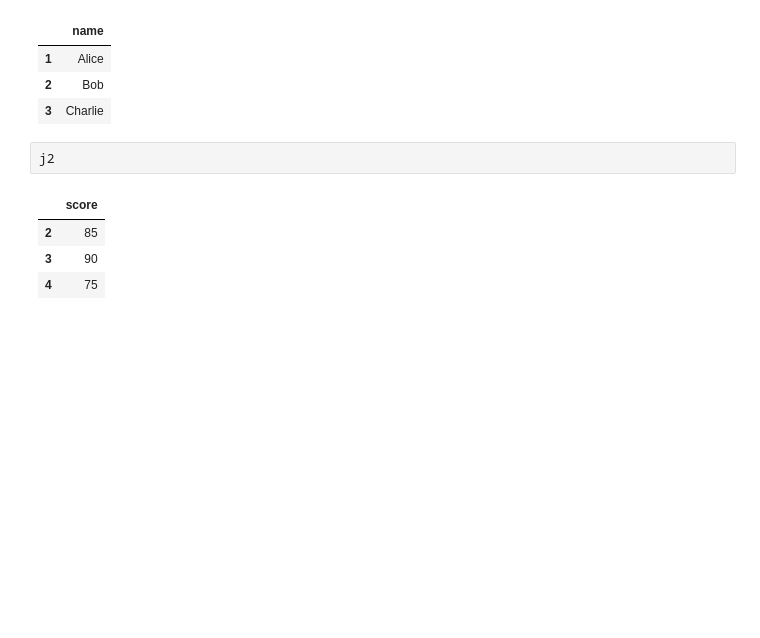
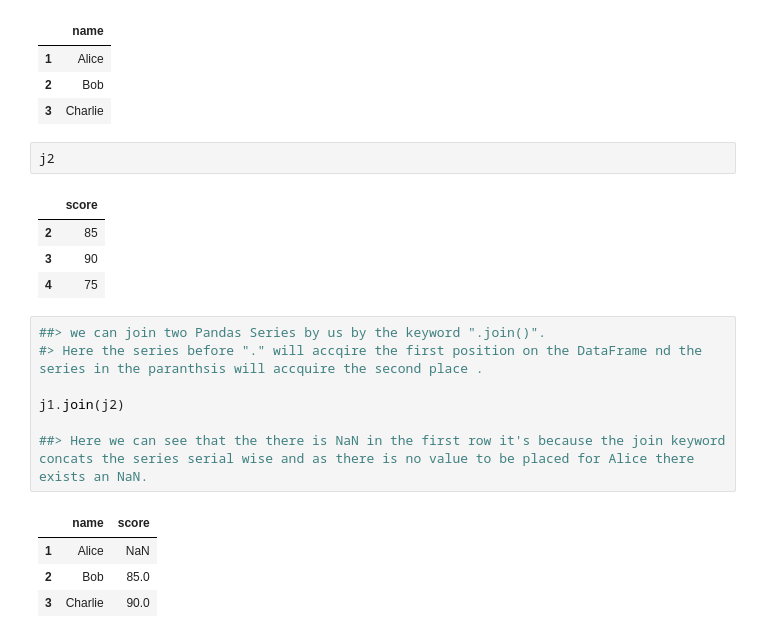
Before and after one commit to Adityadevhare/ML-learning-journey, a Jupyter notebook: Pandas.ipynb, the cells around one changed output. Saved outputs shown, nothing was run; the diff lists cells and outputs as text; blank space fills up the shorter version.

```diff
--- a/Pandas.ipynb
+++ b/Pandas.ipynb
@@ -820,3 +820,15 @@ j2
 | 2 | 85 |
 | 3 | 90 |
 | 4 | 75 |
+# %%
+##> we can join two Pandas Series by us by the keyword ".join()".
+#> Here the series before "." will accqire the first position on the DataFrame nd the series in the paranthsis will accquire the second place .
+
+j1.join(j2)
+
+##> Here we can see that the there is NaN in the first row it's because the join keyword concats the series serial wise and as there is no value to be placed for Alice there exists an NaN.
+# %% [output]
+|  | name | score |
+| 1 | Alice | NaN |
+| 2 | Bob | 85.0 |
+| 3 | Charlie | 90.0 |
```
Also changed, not shown: parts of 6 cells of this notebook.
